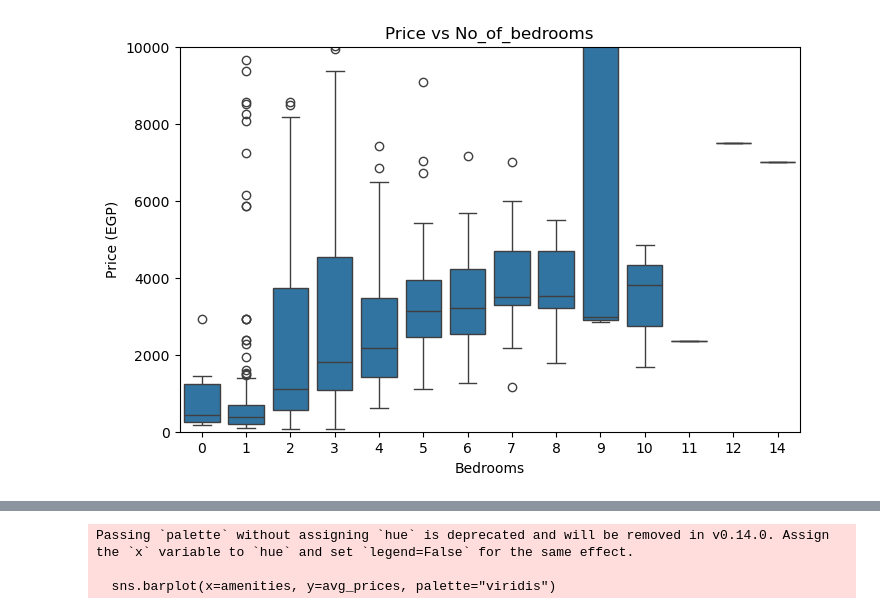
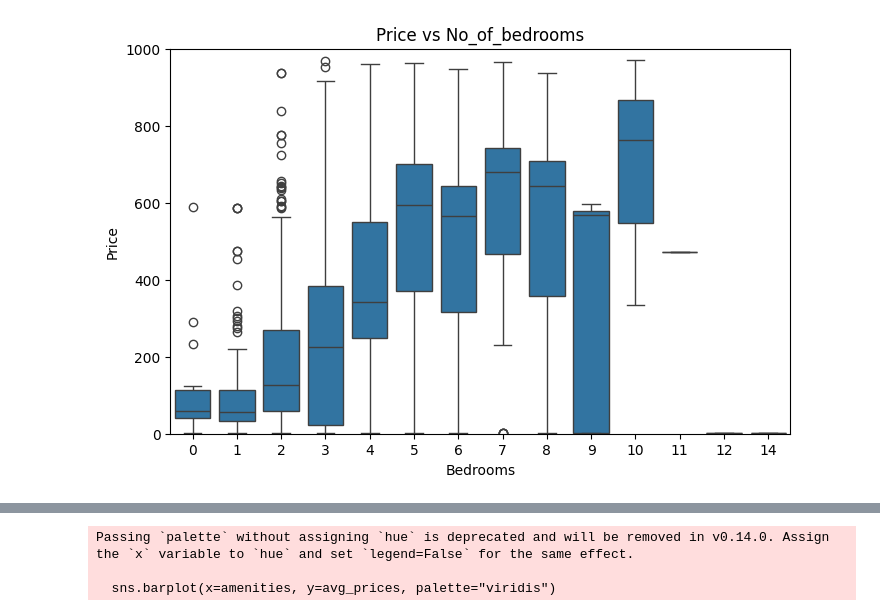
Before and after one commit to Mennaa-Ayman/Airbnb-Data-Analytics, a Jupyter notebook: Analysis/Rental-Feature-Analysis.ipynb, the cells around one changed output, grey strips where cells are left out. Cells and saved outputs as stored; diff of their text form; code cells hidden in the pictures.

```diff
--- a/Analysis/Rental-Feature-Analysis.ipynb
+++ b/Analysis/Rental-Feature-Analysis.ipynb
@@ -31,12 +44,12 @@ None
 # %%
 # Price vs Bedrooms
 plt.figure(figsize=(8,5))
-sns.boxplot(x=df['bedrooms'], y=df['price_breakdown_baseprice_price'])
-plt.ylim(0, 10000)
+sns.boxplot(x=df['bedrooms'], y=df['nightly_price'])
+plt.ylim(0, 1000)
 plt.title("Price vs No_of_bedrooms")
 plt.xlabel("Bedrooms")
-plt.ylabel("Price (EGP)")
+plt.ylabel("Price")
 plt.savefig("Plots/price_vs_bedrooms.png")
 plt.show()
 # %% [output]
-[figure, old version]
+[figure, new version]
```
Also changed, not shown: parts of 11 cells of this notebook, 3 other files.
